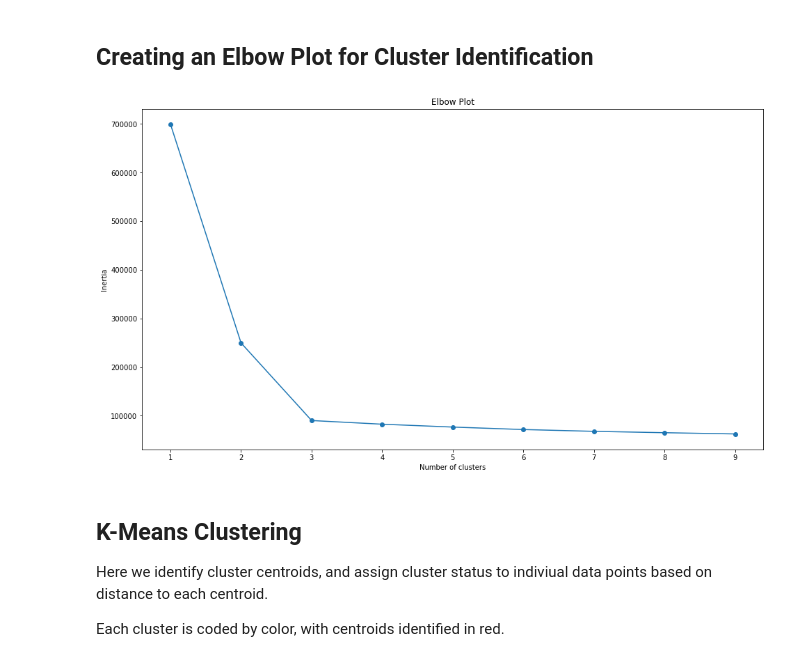
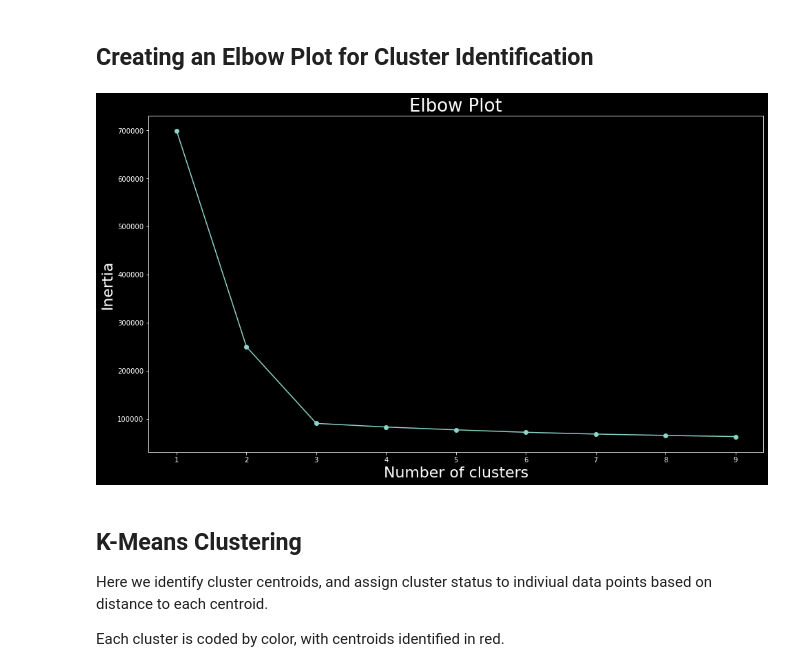
Before and after one commit to NGabry/K-Means-Clustering-Metacognition, a Jupyter notebook: Metacog_Cluster_Analysis.ipynb, the cells around one changed output. Cells and saved outputs as stored; diff of their text form; code cells hidden in the pictures.

```diff
--- a/Metacog_Cluster_Analysis.ipynb
+++ b/Metacog_Cluster_Analysis.ipynb
@@ -49,28 +50,30 @@ df.to_csv('Metacog_PD_cleaned.csv')
 # %%
 data=pd.read_csv("Metacog_PD_cleaned.csv")
 
 #Standardize features by removing the mean and scaling to unit variance.
 scaler = StandardScaler()
 data_scaled = scaler.fit_transform(data)
 
 #Determining inertia values for 10 hypothetical clusters
 
 SSE = []
 for cluster in range(1,10):
     kmeans = KMeans(n_clusters = cluster,
                     init = 'k-means++')
     kmeans.fit(data_scaled)
     SSE.append(kmeans.inertia_)
 
 elbow_df = pd.DataFrame({'Cluster':range(1,10), 'SSE':SSE})
 plt.figure(figsize=(16,9))
+plt.style.use('dark_background')
 plt.plot(elbow_df['Cluster'], elbow_df['SSE'], marker='o')
-plt.xlabel('Number of clusters')
-plt.ylabel('Inertia')
-plt.title('Elbow Plot')
+plt.xlabel('Number of clusters', size = 22)
+plt.ylabel('Inertia', size = 22)
+plt.title('Elbow Plot', size = 26)
+plt.savefig('./images/Elbow-Plot.png')
 plt.show()
 # %% [output]
-[figure, old version]
+[figure, new version]
 # %% [markdown]
 ## K-Means Clustering
 
```
Also changed, not shown: parts of 2 cells of this notebook, 5 other files.
